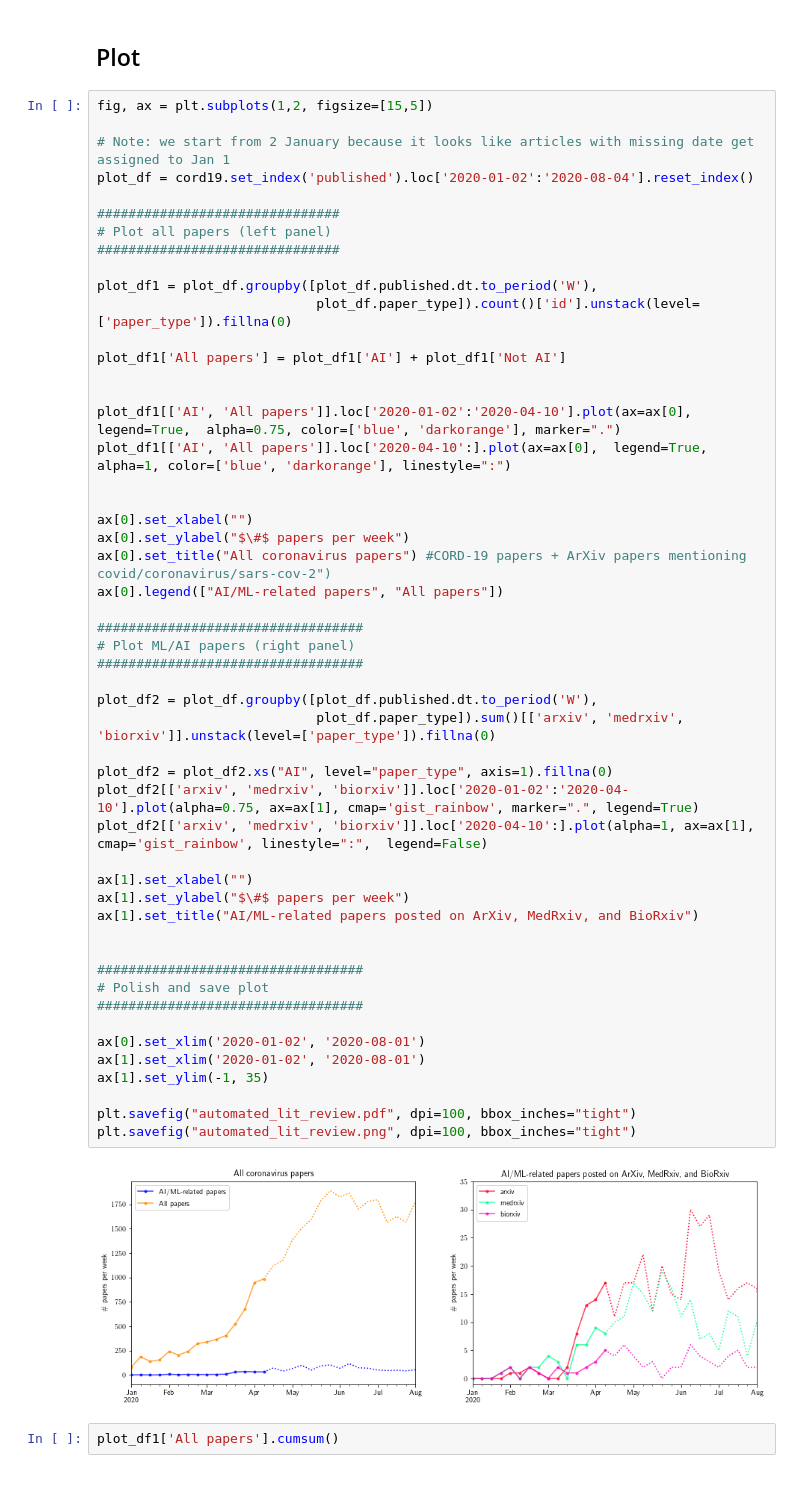
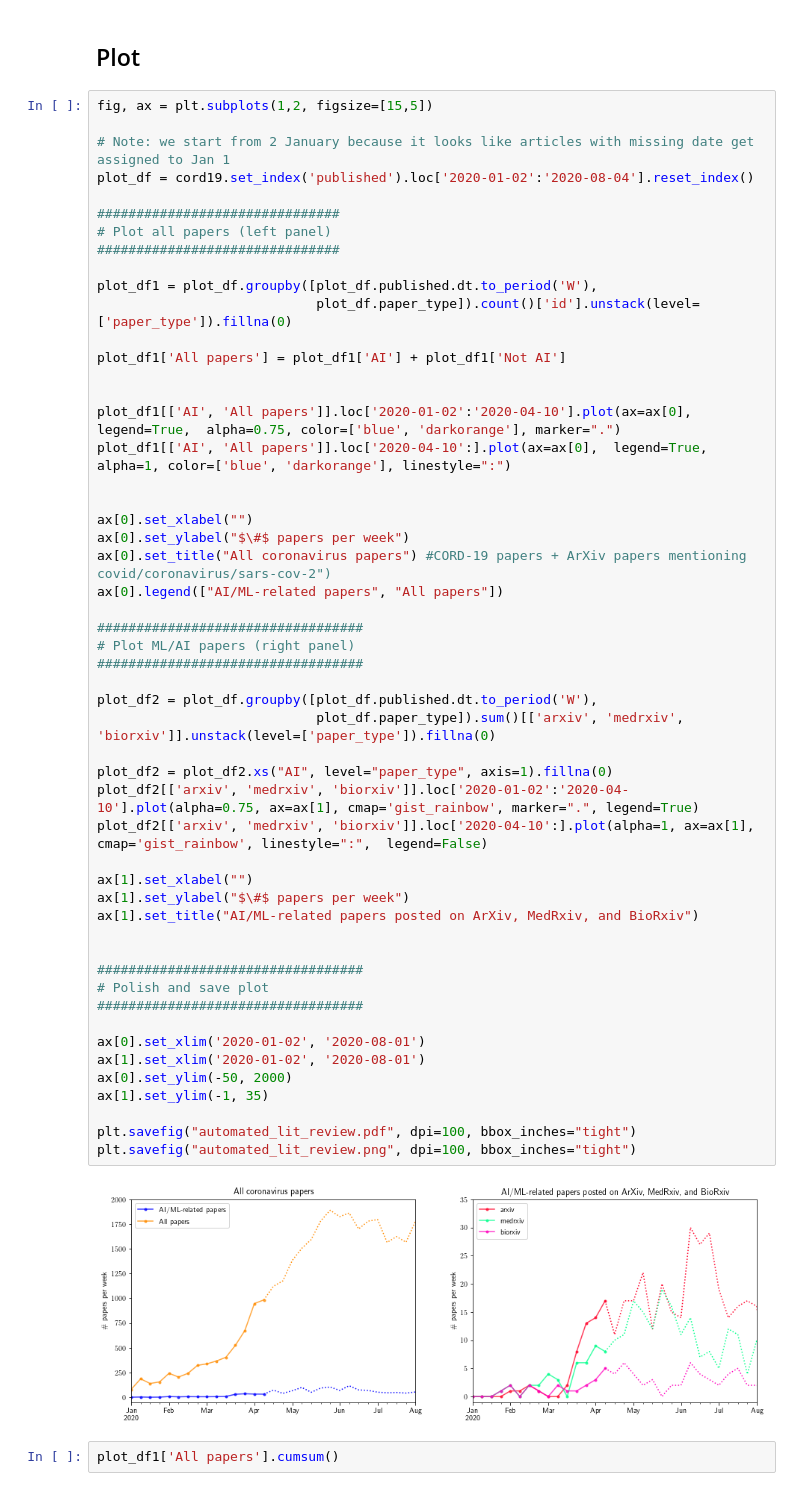
Before and after one commit to UNGlobalPulse/covid19-literature-search, a Jupyter notebook: collect_literature_updated.ipynb, the cells around one changed output. Drawn from its saved outputs; the diff is of its cells as text.

Commit message:
Minor fix to graph axes.

```diff
--- a/collect_literature_updated.ipynb
+++ b/collect_literature_updated.ipynb
@@ -169,34 +169,35 @@ ax[0].set_ylabel("$\#$ papers per week")
 ax[0].set_title("All coronavirus papers") #CORD-19 papers + ArXiv papers mentioning covid/coronavirus/sars-cov-2")
 ax[0].legend(["AI/ML-related papers", "All papers"])
 
 ##################################
 # Plot ML/AI papers (right panel)
 ##################################
 
 plot_df2 = plot_df.groupby([plot_df.published.dt.to_period('W'),
                             plot_df.paper_type]).sum()[['arxiv', 'medrxiv', 'biorxiv']].unstack(level=['paper_type']).fillna(0)
 
 plot_df2 = plot_df2.xs("AI", level="paper_type", axis=1).fillna(0)
 plot_df2[['arxiv', 'medrxiv', 'biorxiv']].loc['2020-01-02':'2020-04-10'].plot(alpha=0.75, ax=ax[1], cmap='gist_rainbow', marker=".", legend=True)
 plot_df2[['arxiv', 'medrxiv', 'biorxiv']].loc['2020-04-10':].plot(alpha=1, ax=ax[1], cmap='gist_rainbow', linestyle=":",  legend=False)
 
 ax[1].set_xlabel("")
 ax[1].set_ylabel("$\#$ papers per week")
 ax[1].set_title("AI/ML-related papers posted on ArXiv, MedRxiv, and BioRxiv")
 
 
 ##################################
 # Polish and save plot
 ##################################
 
 ax[0].set_xlim('2020-01-02', '2020-08-01')
 ax[1].set_xlim('2020-01-02', '2020-08-01')
+ax[0].set_ylim(-50, 2000)
 ax[1].set_ylim(-1, 35)
 
 plt.savefig("automated_lit_review.pdf", dpi=100, bbox_inches="tight")
 plt.savefig("automated_lit_review.png", dpi=100, bbox_inches="tight")
 # %% [output]
-[figure, old version]
+[figure, new version]
 # %%
 plot_df1['All papers'].cumsum()
 # %% [output]
```
Also changed, not shown: 2 other files.
